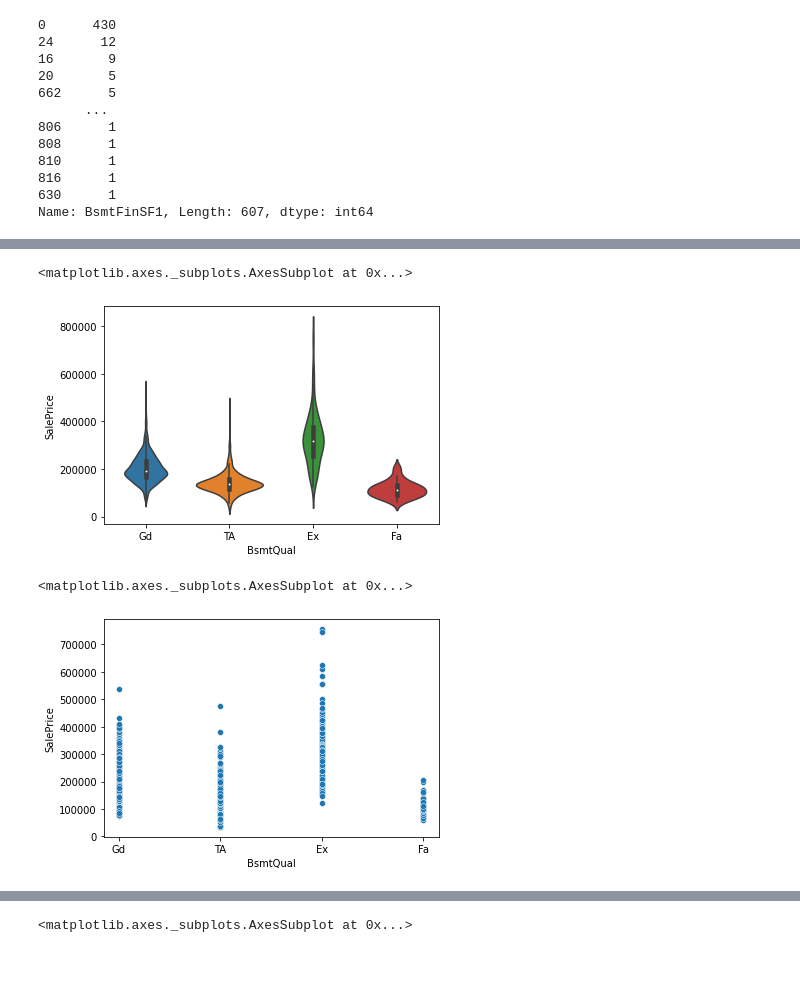
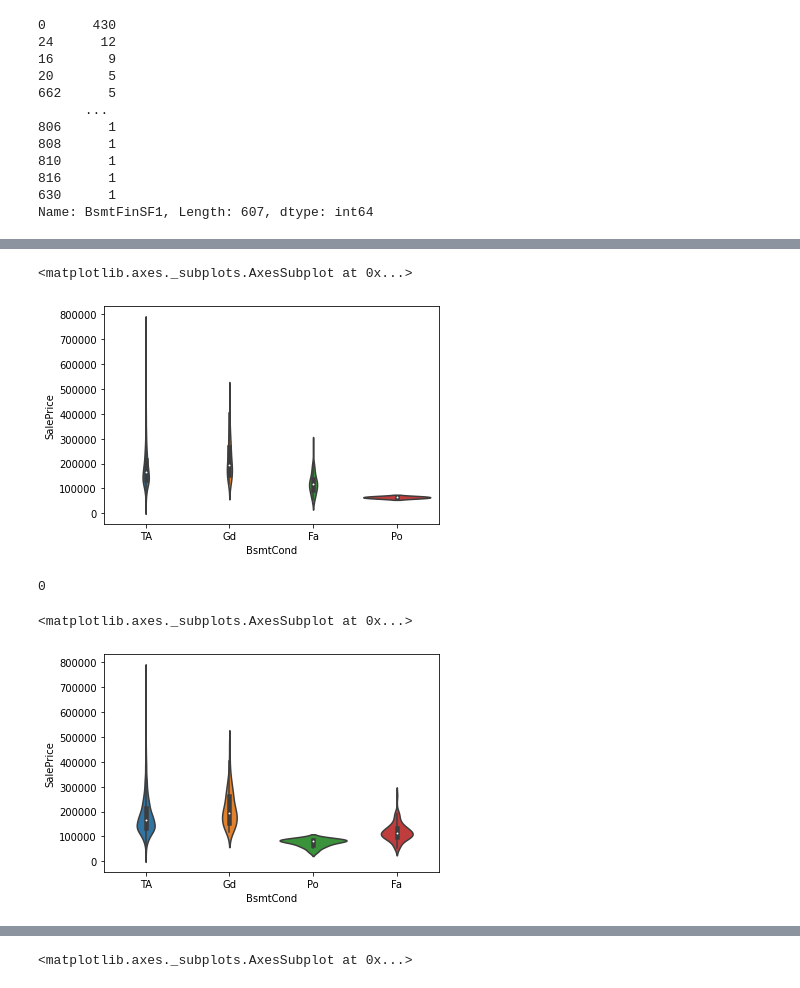
Before and after one commit to marudengi/practice-for-kaggle, a Jupyter notebook: House_Prices.ipynb, the cells around one changed output, grey strips where cells are left out. Drawn from its saved outputs; the diff is of its cells as text; code cells hidden in the pictures.

```diff
--- a/House_Prices.ipynb
+++ b/House_Prices.ipynb
@@ -610,5 +632,5 @@ sns.countplot(train['BsmtQual'])
 # %%
-sns.violinplot(train['BsmtQual'], train['SalePrice'])
+sns.violinplot(train['BsmtCond'],train['SalePrice'])
 # %% [output]
 <matplotlib.axes._subplots.AxesSubplot at 0x...>
-[figure, old version]
+[figure, new version]
@@ -615,5 +639,9 @@ sns.violinplot(train['BsmtQual'], train['SalePrice'])
+# %%
+train['BsmtCond'].isna().sum()
+# %% [output]
+0
 # %%
-sns.scatterplot(train['BsmtQual'],train['SalePrice'])
+sns.violinplot(train['BsmtCond'], train['SalePrice'])
 # %% [output]
 <matplotlib.axes._subplots.AxesSubplot at 0x...>
-[figure, old version]
+[figure, new version]
```
Also changed, not shown: parts of 42 cells of this notebook.
